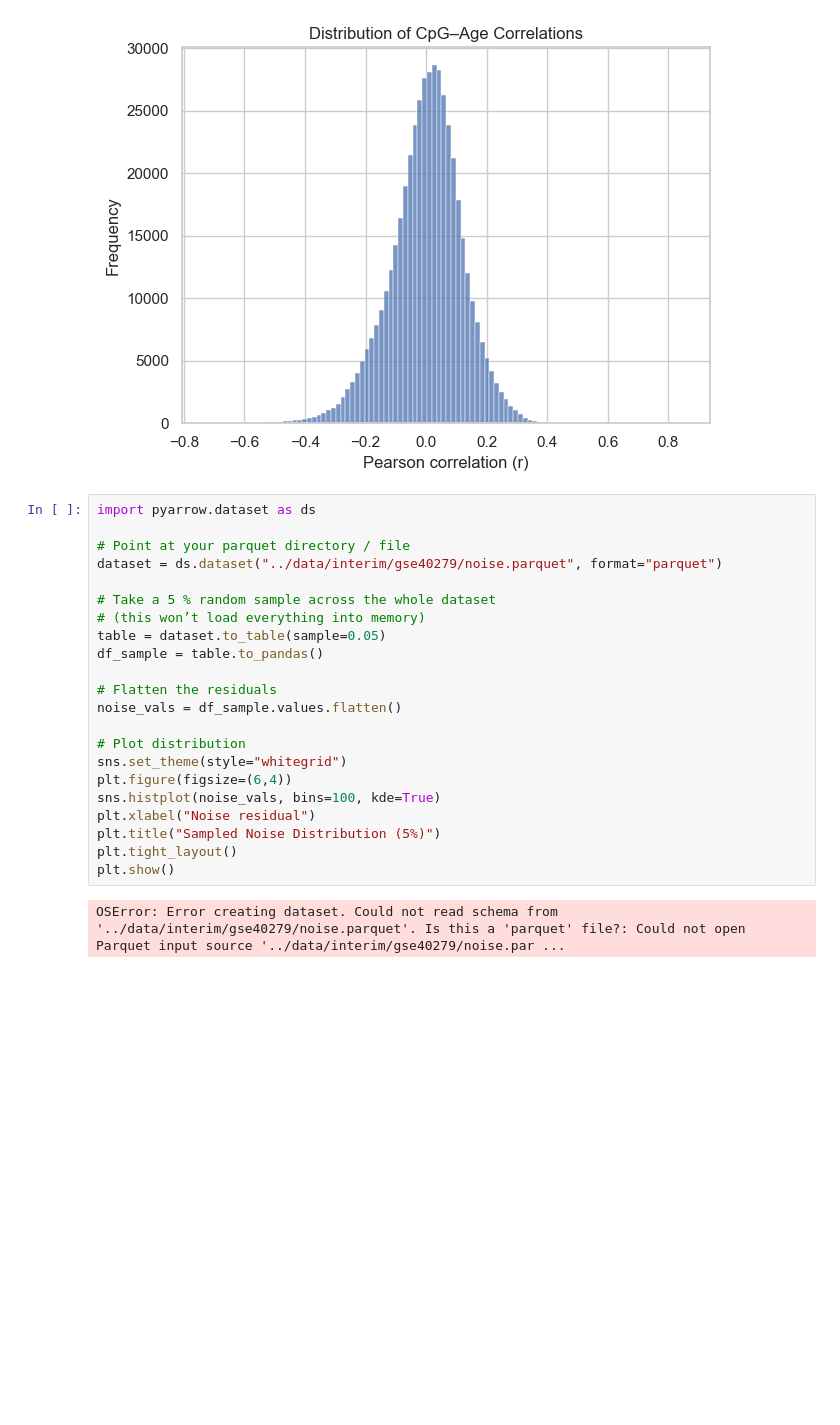
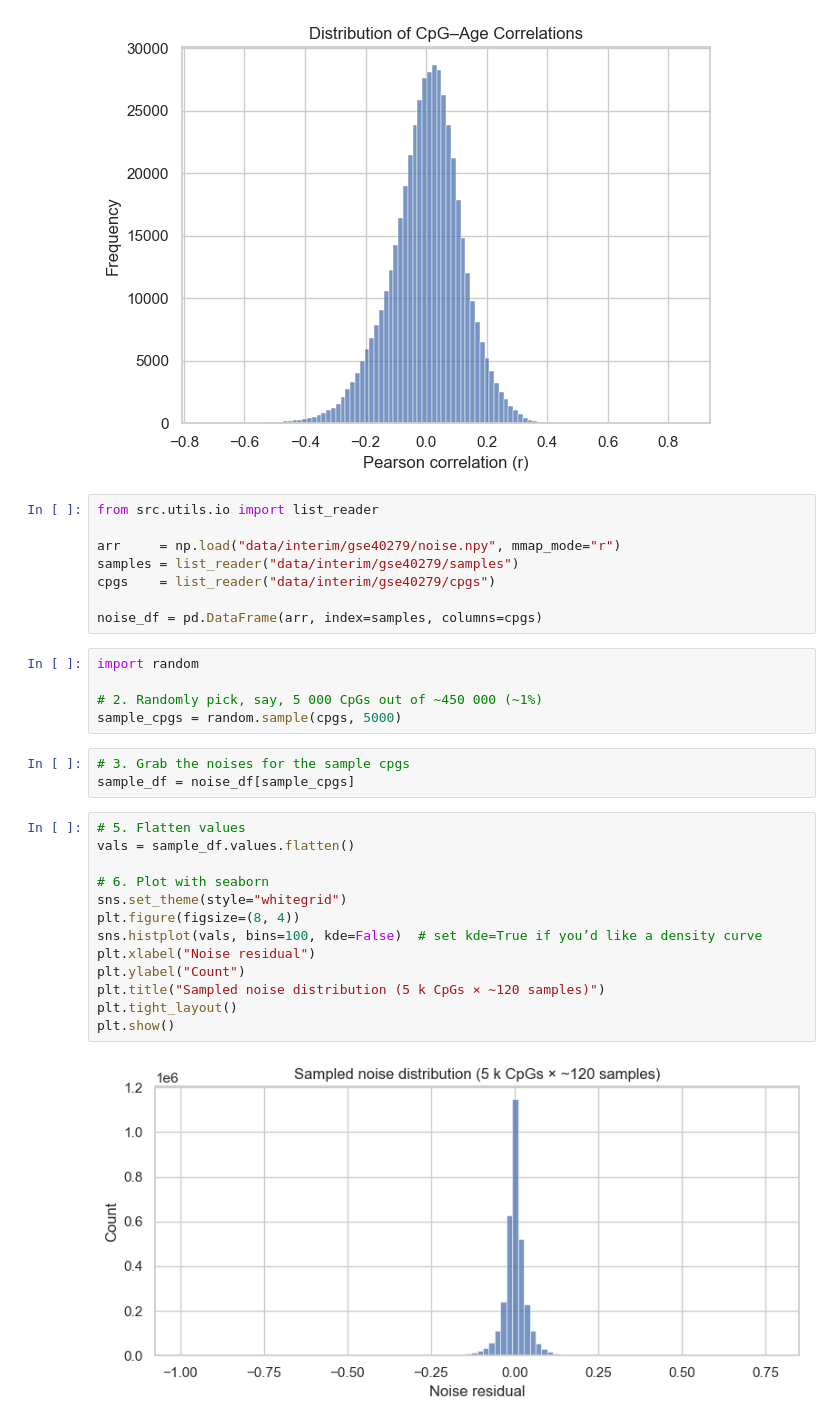
Before and after one commit to SkinnerCM/gilgamesh-agequest, a Jupyter notebook: notebooks/Exploration.ipynb, the cells around one changed output. Saved outputs shown, nothing was run; the diff lists cells and outputs as text; blank space fills up the shorter version.

Commit message:
performed noise analysis with random sample of CpGs

```diff
--- a/notebooks/Exploration.ipynb
+++ b/notebooks/Exploration.ipynb
@@ -30,27 +33,34 @@ plt.tight_layout()
 plt.show()
 # %% [output]
 [figure]
+# %%
+from src.utils.io import list_reader
+
+arr     = np.load("data/interim/gse40279/noise.npy", mmap_mode="r")
+samples = list_reader("data/interim/gse40279/samples")
+cpgs    = list_reader("data/interim/gse40279/cpgs")
+
+noise_df = pd.DataFrame(arr, index=samples, columns=cpgs)
+# %%
+import random
+
+# 2. Randomly pick, say, 5 000 CpGs out of ~450 000 (~1%)
+sample_cpgs = random.sample(cpgs, 5000)
+# %%
+# 3. Grab the noises for the sample cpgs
+sample_df = noise_df[sample_cpgs]
 # %%
-import pyarrow.dataset as ds
+# 5. Flatten values
+vals = sample_df.values.flatten()
 
-# Point at your parquet directory / file
-dataset = ds.dataset("../data/interim/gse40279/noise.parquet", format="parquet")
-
-# Take a 5 % random sample across the whole dataset
-# (this won’t load everything into memory)
-table = dataset.to_table(sample=0.05)
-df_sample = table.to_pandas()
-
-# Flatten the residuals
-noise_vals = df_sample.values.flatten()
-
-# Plot distribution
+# 6. Plot with seaborn
 sns.set_theme(style="whitegrid")
-plt.figure(figsize=(6,4))
-sns.histplot(noise_vals, bins=100, kde=True)
+plt.figure(figsize=(8, 4))
+sns.histplot(vals, bins=100, kde=False)  # set kde=True if you’d like a density curve
 plt.xlabel("Noise residual")
-plt.title("Sampled Noise Distribution (5%)")
+plt.ylabel("Count")
+plt.title("Sampled noise distribution (5 k CpGs × ~120 samples)")
 plt.tight_layout()
 plt.show()
 # %% [output]
-OSError: Error creating dataset. Could not read schema from '../data/interim/gse40279/noise.parquet'. Is this a 'parquet' file?: Could not open Parquet input source '../data/interim/gse40279/noise.par ...
+[figure, added]
```
Also changed, not shown: parts of 1 cell of this notebook.
